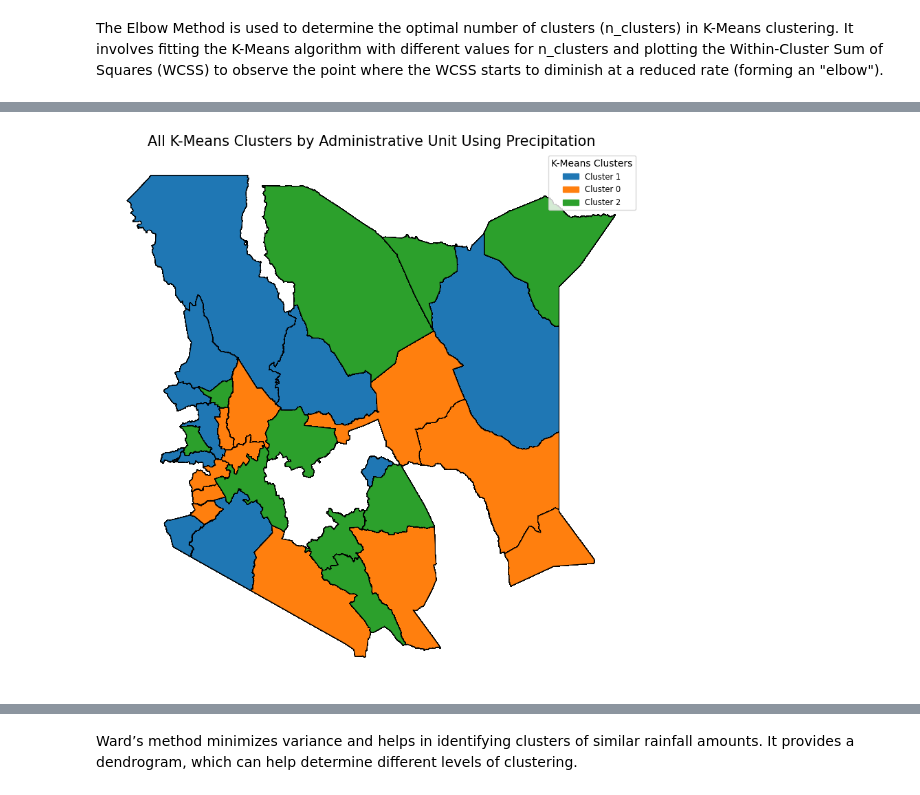
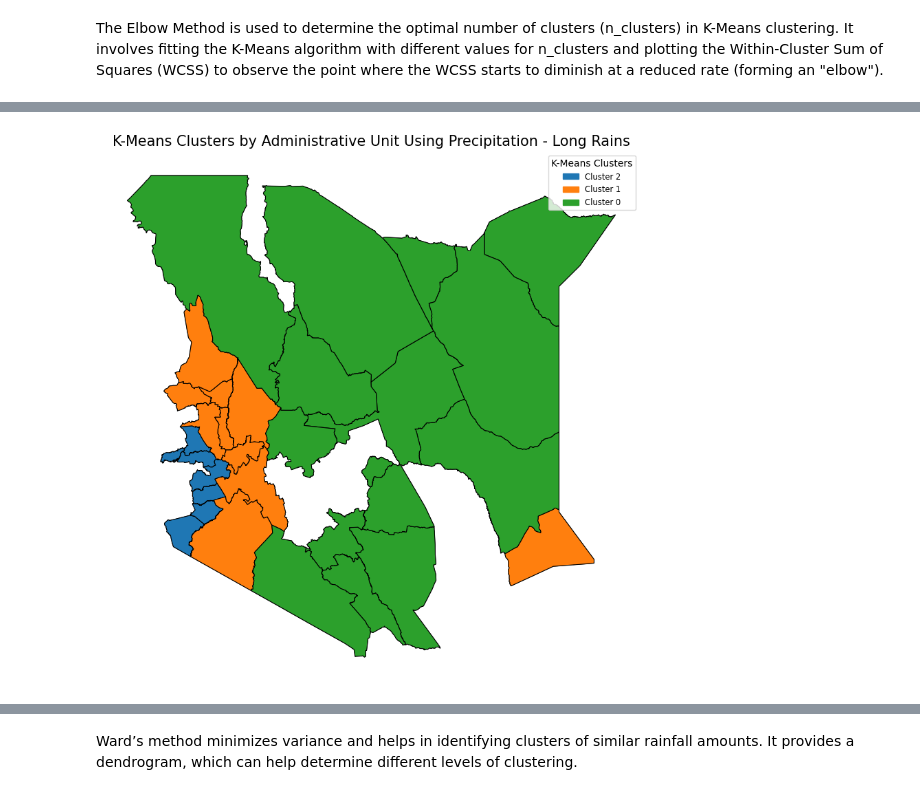
Before and after one commit to nitinmagima/KenyaDroughtAnalysis, a Jupyter notebook: kenyadrought_admin2.ipynb, the cells around one changed output, grey strips where cells are left out. Drawn from its saved outputs; the diff is of its cells as text; code cells hidden in the pictures.

```diff
--- a/kenyadrought_admin2.ipynb
+++ b/kenyadrought_admin2.ipynb
@@ -1531,0 +1860,9 @@ print(df.head())
+# %%
+# Normalize the precipitation data
+scaler = MinMaxScaler()
+df = pd.DataFrame(scaler.fit_transform(df_pivot_long_rains),
+                         index=df_pivot_long_rains.index,  # Retain the index (admin2_name)
+                         columns=df_pivot_long_rains.columns)
+
+# Resulting dataframe after preprocessing
+print(df.head())
@@ -1534,11 +1889,6 @@ print(df.head())
 # %%
-# Encode 'admin2_name' using LabelEncoder
-label_encoder = LabelEncoder()
-df['admin2_name_encoded'] = label_encoder.fit_transform(df['admin2_name'])
-
-# Construct the feature vector
-# Selecting 'admin2_name_encoded', 'precipitation', and the encoded 'region' and 'season' columns
-feature_vector = df[['admin2_name_encoded', 'precipitation'] + region_season_encoded_df.columns.tolist()]
+# Construct the feature vector using only the precipitation columns (2000_03, 2000_04, etc.)
+feature_vector = df
 
 # Display the first few rows of the feature vector
 print(feature_vector.head())
@@ -1579,6 +1930,6 @@ plt.show()
 # %%
 # Apply PCA for dimensionality reduction
-n_components = 3
+n_components = 15
 pca = PCA(n_components=n_components)
 reduced_features = pca.fit_transform(feature_vector)
 # %% [markdown]
@@ -1640,65 +1974,9 @@ print(df.head())
 # %%
 # Create the GeoDataFrame by merging the drought events DataFrame with the geospatial data
 drought_gdf = admin_boundaries.merge(df, left_on='ADM2_NAME', right_on='admin2_name')
 
-# Function to plot a geospatial map showing all K-Means clusters with a legend
-def plot_all_geospatial_clusters_with_legend():
-    """
-    Plots a static geospatial map showing all K-Means clusters with each cluster in a different color.
-    Includes a legend to identify each cluster.
-    """
-    # Check if the cluster column exists in the GeoDataFrame
-    if 'cluster' not in drought_gdf.columns:
-        print(f"Error: The column 'cluster' does not exist in the GeoDataFrame.")
-        return
-
-    # Set up the figure and axis
-    fig, ax = plt.subplots(figsize=(12, 10))
-
-    # Plot the entire GeoDataFrame with a default color (to show background regions)
-    drought_gdf.plot(
-        color='lightgrey',  # Default color for non-clustered regions
-        linewidth=0.5,      # Line width for boundaries
-        ax=ax,              # Axis to plot on
-        edgecolor='black'   # Edge color
-    )
-
-    # Get unique clusters
-    unique_clusters = drought_gdf['cluster'].unique()
-
-    # Generate distinct colors using Tableau Colors (a set of distinct colors provided by matplotlib)
-    distinct_colors = list(mcolors.TABLEAU_COLORS.values())
-    if len(unique_clusters) > len(distinct_colors):
-        # If there are more clusters than available distinct colors, repeat the color set
-        distinct_colors = distinct_colors * (len(unique_clusters) // len(distinct_colors) + 1)
-
-    # Create a list to hold legend entries
-    legend_patches = []
-
-    # Plot each cluster with a different color
-    for idx, cluster_label in enumerate(unique_clusters):
-        color = distinct_colors[idx]  # Get a distinct color for the current cluster
-        drought_gdf[drought_gdf['cluster'] == cluster_label].plot(
-            color=color,         # Color for the current cluster
-            linewidth=0.8,       # Line width for boundaries
-            ax=ax,               # Axis to plot on
-            edgecolor='black'    # Edge color
-        )
-        # Add an entry to the legend
-        legend_patches.append(mpatches.Patch(color=color, label=f'Cluster {cluster_label}'))
-
-    # Add the legend to the plot
-    plt.legend(handles=legend_patches, title="K-Means Clusters", loc='upper right', fontsize='small', title_fontsize='medium')
-
-    # Customize the title and remove axis
-    plt.title('All K-Means Clusters by Administrative Unit Using Precipitation', fontsize=15)
-    plt.axis('off')
-
-    # Display the map
-    plt.show()
-
 # Call the function to plot all K-Means clusters with a legend
-plot_all_geospatial_clusters_with_legend()
+plot_all_geospatial_kmeans_clusters_with_legend("Long Rains")
 # %% [output]
-[figure, old version]
+[figure, new version]
 # %% [markdown]
```
Also changed, not shown: parts of 152 cells of this notebook, 1 other file.
